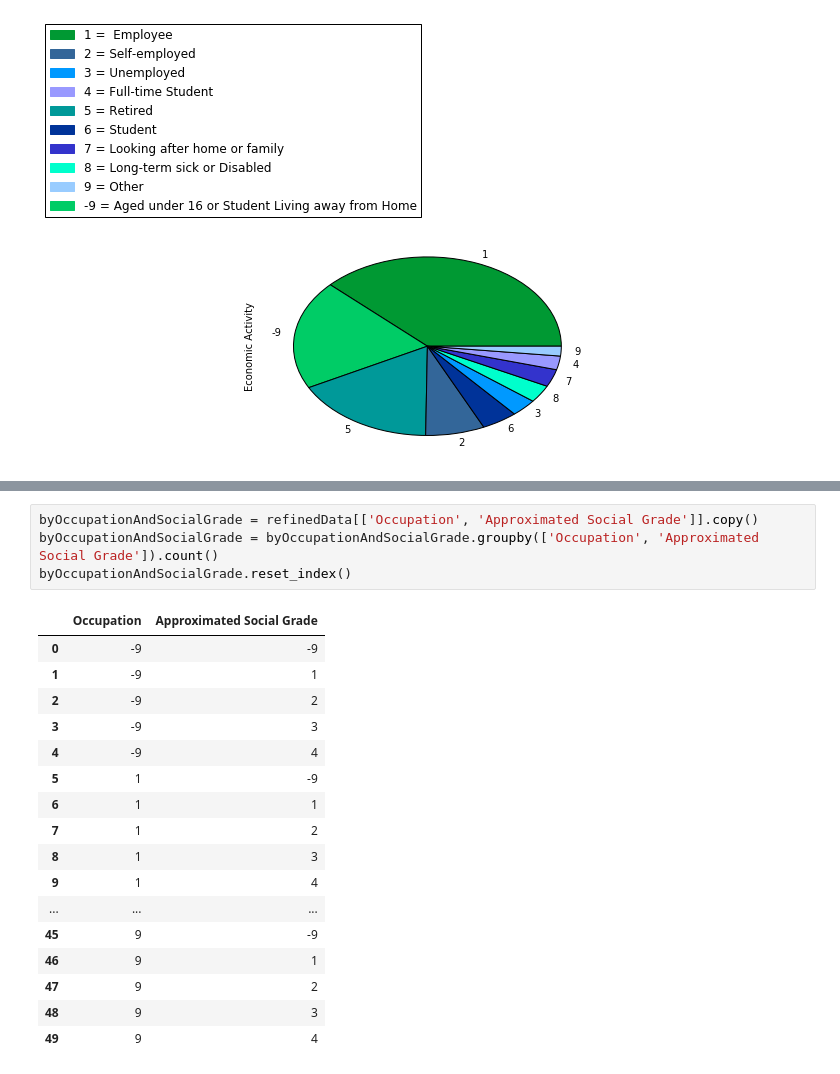
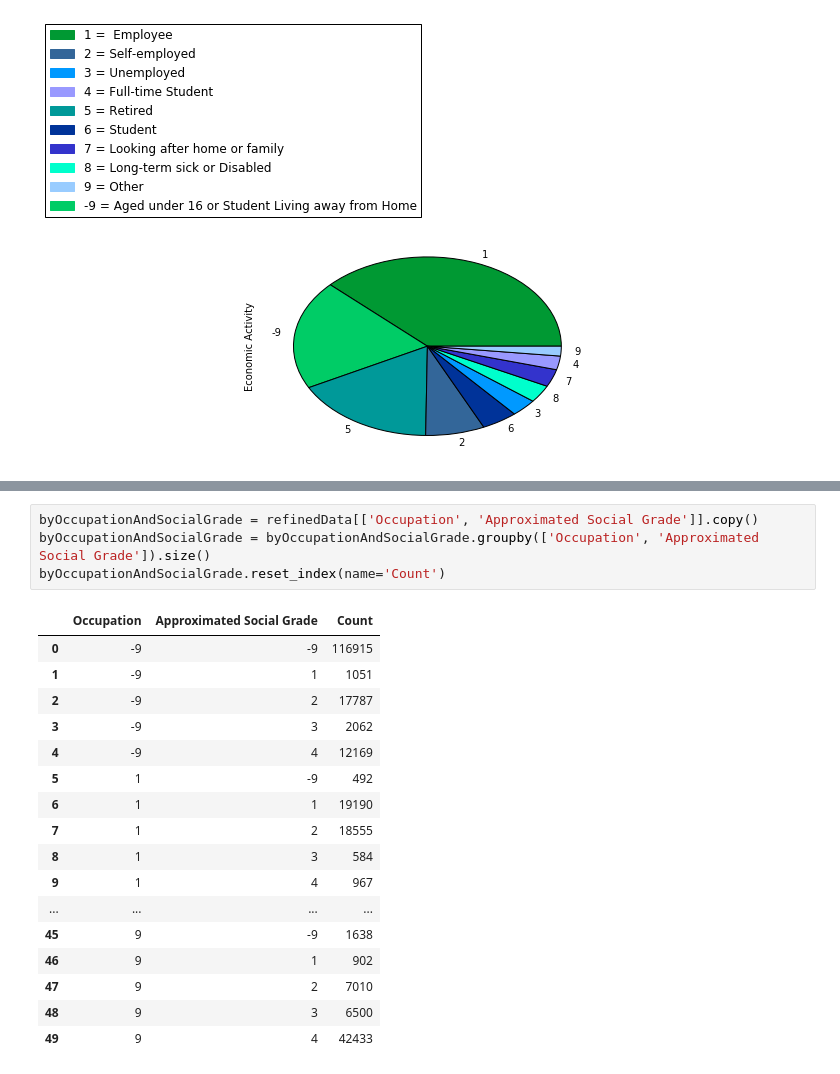
Before and after one commit to Essymay/CS2006p3, a Jupyter notebook: census2011.ipynb, the cells around one changed output, grey strips where cells are left out. Saved outputs shown, nothing was run; the diff lists cells and outputs as text.

```diff
--- a/census2011.ipynb
+++ b/census2011.ipynb
@@ -655,22 +655,22 @@ byRegionAndIndustry.reset_index()
 # %%
 byOccupationAndSocialGrade = refinedData[['Occupation', 'Approximated Social Grade']].copy()
-byOccupationAndSocialGrade = byOccupationAndSocialGrade.groupby(['Occupation', 'Approximated Social Grade']).count()
-byOccupationAndSocialGrade.reset_index()
+byOccupationAndSocialGrade = byOccupationAndSocialGrade.groupby(['Occupation', 'Approximated Social Grade']).size()
+byOccupationAndSocialGrade.reset_index(name='Count')
 # %% [output]
-|  | Occupation | Approximated Social Grade |
-| 0 | -9 | -9 |
-| 1 | -9 | 1 |
-| 2 | -9 | 2 |
-| 3 | -9 | 3 |
-| 4 | -9 | 4 |
-| 5 | 1 | -9 |
-| 6 | 1 | 1 |
-| 7 | 1 | 2 |
-| 8 | 1 | 3 |
-| 9 | 1 | 4 |
-| ... | ... | ... |
-| 45 | 9 | -9 |
-| 46 | 9 | 1 |
-| 47 | 9 | 2 |
-| 48 | 9 | 3 |
-| 49 | 9 | 4 |
+|  | Occupation | Approximated Social Grade | Count |
+| 0 | -9 | -9 | 116915 |
+| 1 | -9 | 1 | 1051 |
+| 2 | -9 | 2 | 17787 |
+| 3 | -9 | 3 | 2062 |
+| 4 | -9 | 4 | 12169 |
+| 5 | 1 | -9 | 492 |
+| 6 | 1 | 1 | 19190 |
+| 7 | 1 | 2 | 18555 |
+| 8 | 1 | 3 | 584 |
+| 9 | 1 | 4 | 967 |
+| ... | ... | ... | ... |
+| 45 | 9 | -9 | 1638 |
+| 46 | 9 | 1 | 902 |
+| 47 | 9 | 2 | 7010 |
+| 48 | 9 | 3 | 6500 |
+| 49 | 9 | 4 | 42433 |
```
Also changed, not shown: parts of 1 cell of this notebook.
